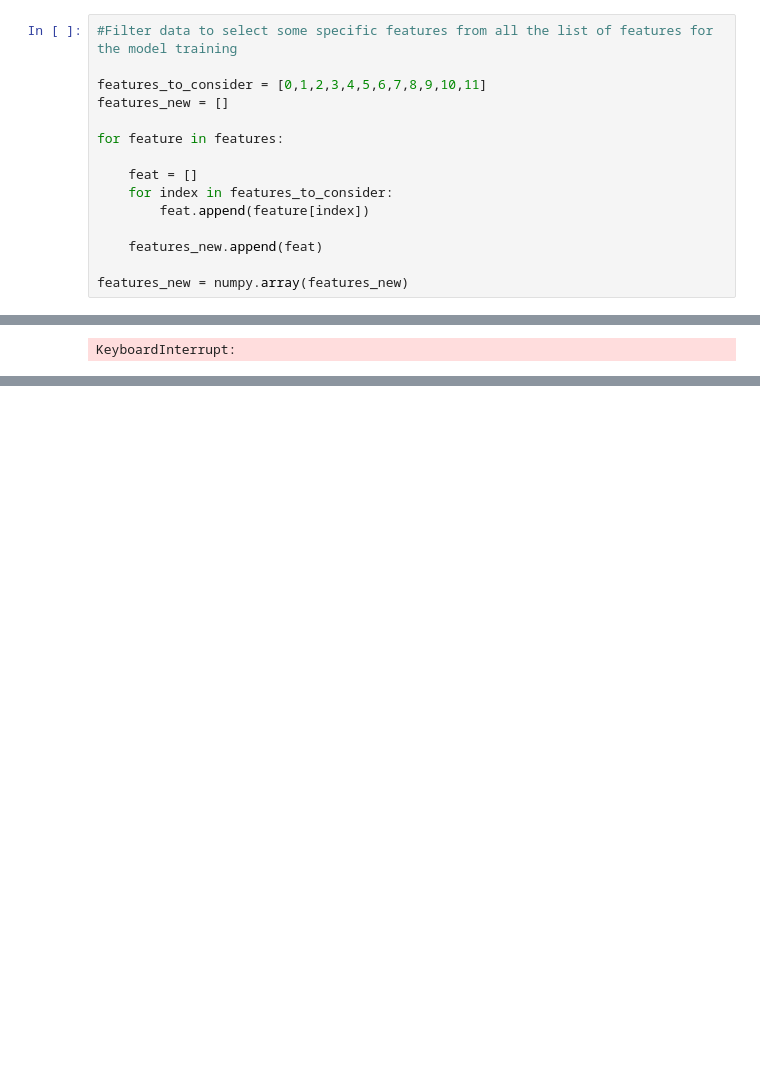
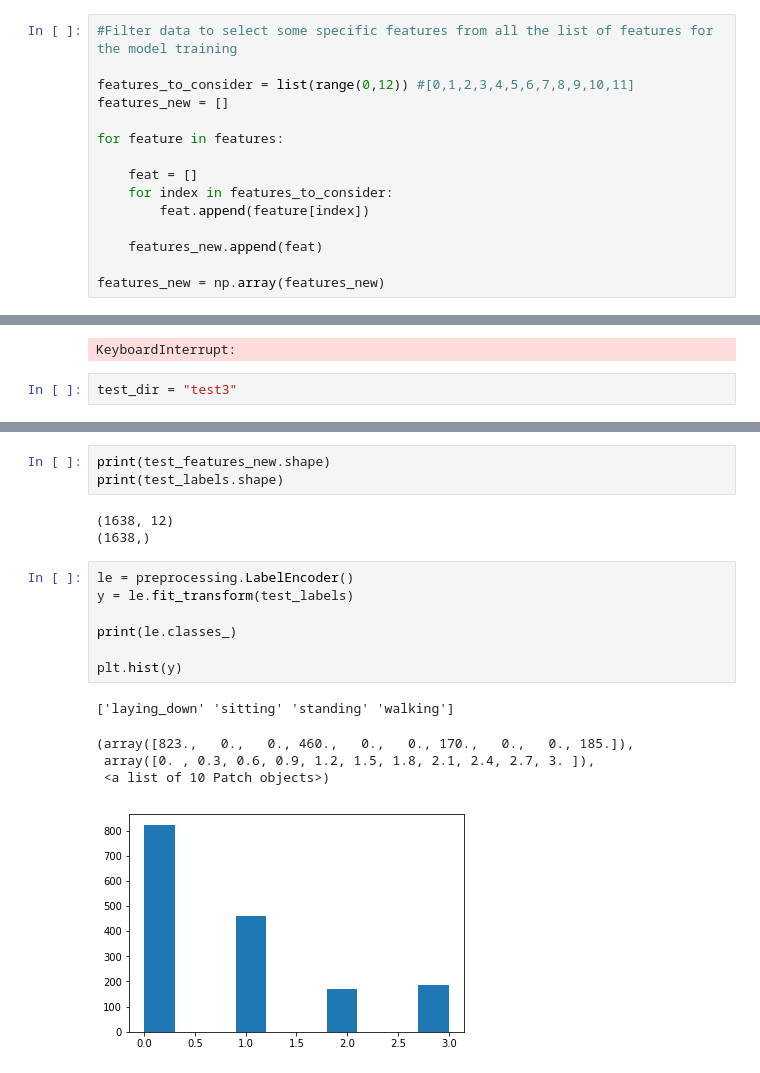
Before and after one commit to TSatyaVasanthReddy/Activity_Monitoring, a Jupyter notebook: Health_analytics_project1.ipynb, the cells around one changed output, grey strips where cells are left out. Cells and saved outputs as stored; diff of their text form; blank space fills up the shorter version.

```diff
--- a/Health_analytics_project1.ipynb
+++ b/Health_analytics_project1.ipynb
@@ -864,7 +890,7 @@ def run_kfold(features, labels, num_splits, modelName, args=None, verbose=False)
 # %%
 #Filter data to select some specific features from all the list of features for the model training
 
-features_to_consider = [0,1,2,3,4,5,6,7,8,9,10,11]
+features_to_consider = list(range(0,12)) #[0,1,2,3,4,5,6,7,8,9,10,11]
 features_new = []
 
 for feature in features:
@@ -875,7 +901,7 @@ for feature in features:
 
     features_new.append(feat)
 
-features_new = numpy.array(features_new)
+features_new = np.array(features_new)
 # %%
 features_new[1]
 # %% [output]
@@ -1018,3 +1044,5 @@ Non-trainable params: 0
 _________________________________________________________________
 Epoch 1/100
 KeyboardInterrupt:
+# %%
+test_dir = "test3"
@@ -1020,0 +1337,19 @@ KeyboardInterrupt:
+# %%
+print(test_features_new.shape)
+print(test_labels.shape)
+# %% [output]
+(1638, 12)
+(1638,)
+# %%
+le = preprocessing.LabelEncoder()
+y = le.fit_transform(test_labels)
+
+print(le.classes_)
+
+plt.hist(y)
+# %% [output]
+['laying_down' 'sitting' 'standing' 'walking']
+(array([823.,   0.,   0., 460.,   0.,   0., 170.,   0.,   0., 185.]),
+ array([0. , 0.3, 0.6, 0.9, 1.2, 1.5, 1.8, 2.1, 2.4, 2.7, 3. ]),
+ <a list of 10 Patch objects>)
+[figure, added]
```
Also changed, not shown: parts of 20 cells of this notebook, 45 other files.
